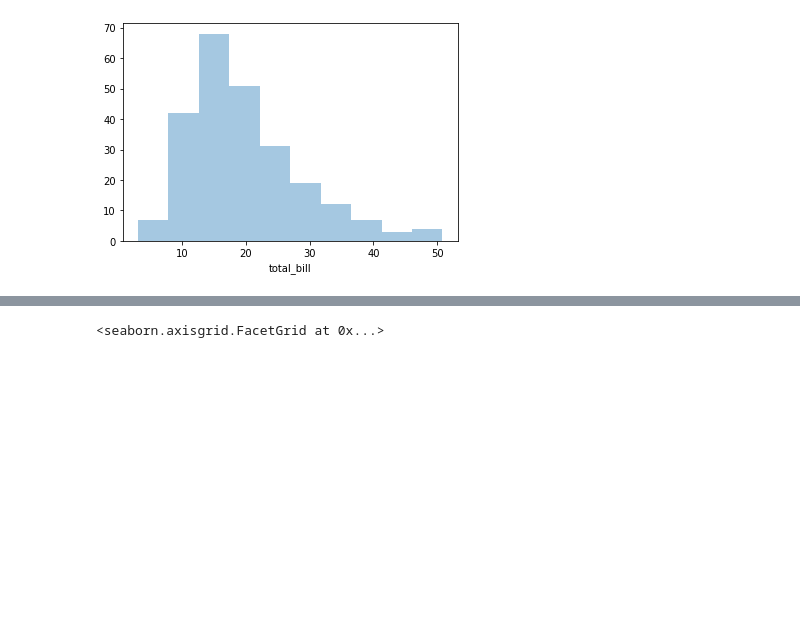
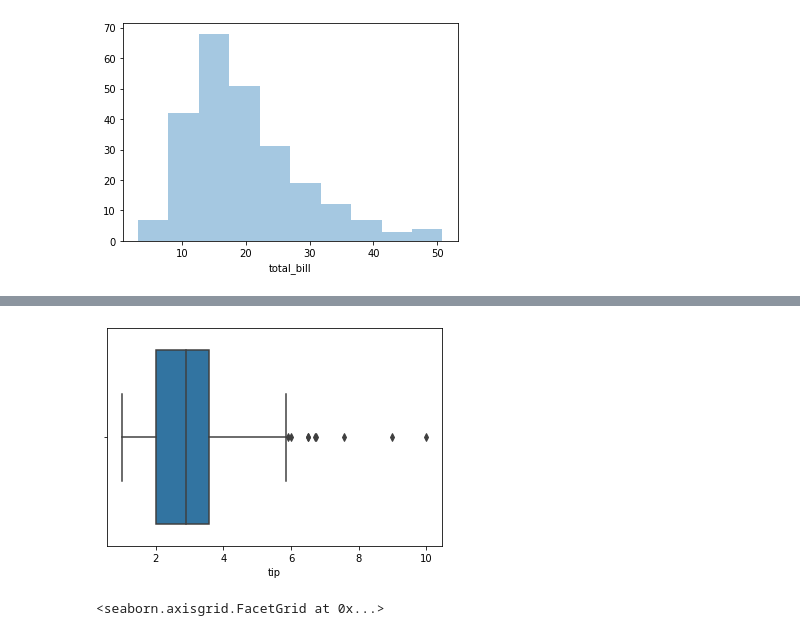
Before and after one commit to KatarzynaConnell/Fundamentals-Assessment-2019, a Jupyter notebook: Notebook.ipynb, the cells around one changed output, grey strips where cells are left out. Cells and saved outputs as stored; diff of their text form; code cells hidden in the pictures; blank space fills up the shorter version.

```diff
--- a/Notebook.ipynb
+++ b/Notebook.ipynb
@@ -90,3 +104,8 @@ sns.distplot(df['total_bill'], kde=False, bins=10);
+# %%
+sns.boxplot(x="tip", data=df)
+fig.tight_layout()
+# %% [output]
+[figure, added]
 # %%
 sns.relplot(x="total_bill", y="tip", kind="line", data=df)
 # %% [output]
```
Also changed, not shown: parts of 24 cells of this notebook.
